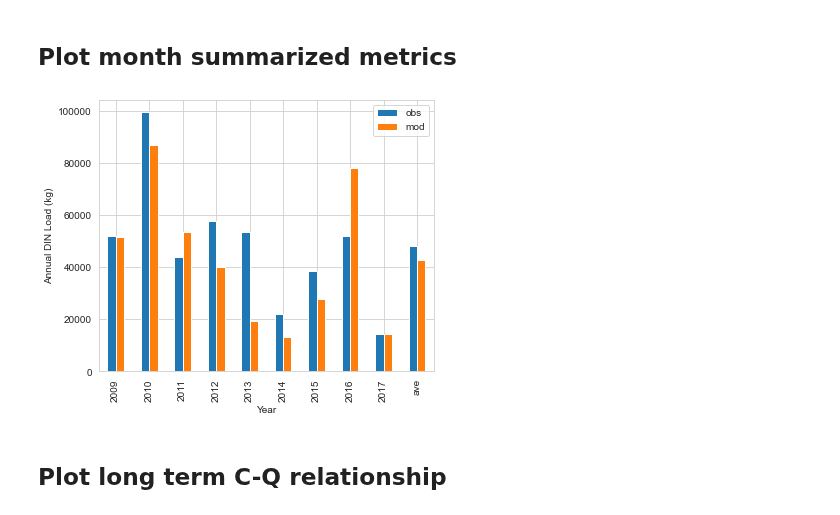
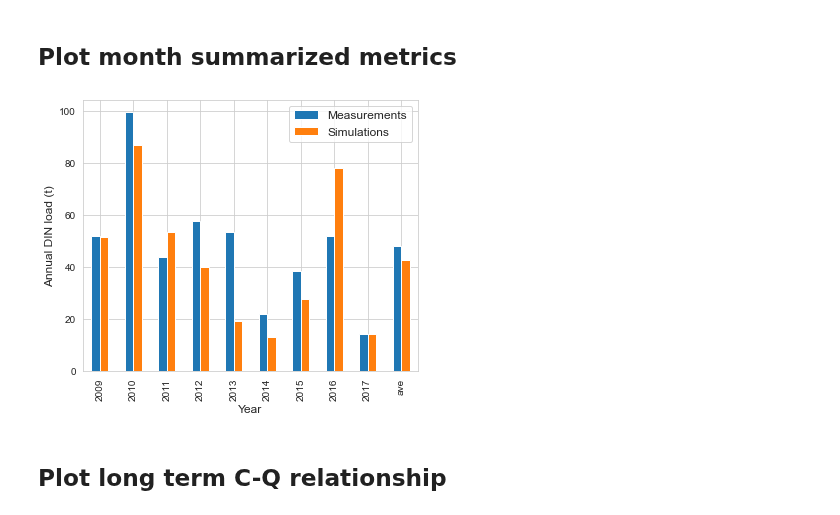
Before and after one commit to QianWanghhu/wqd_analyze, a Jupyter notebook: src/Plotings.ipynb, the cells around one changed output. Saved outputs shown, nothing was run; the diff lists cells and outputs as text; code cells hidden in the pictures.

Commit message:
Changes to plottings for paper3

```diff
--- a/src/Plotings.ipynb
+++ b/src/Plotings.ipynb
@@ -204,16 +330,17 @@ plt.savefig(f'{outpath}figs/obs_season_concentration_flow.png', format='png', dp
 ## Plot month summarized metrics
 # %%
 df_month = pd.read_csv(f'{outpath}mod_obs_annual.csv', index_col = 'Year')
+df_month = df_month / 1000
 # %%
 sns.set_style('whitegrid')
-ax = df_month.plot(kind='bar', figsize=(6, 5), xlabel='Year', ylabel='Annual DIN Load (kg)', fontsize=10)
-ax.set_xlabel(ax.get_xlabel(), fontsize=10);
-ax.set_ylabel(ax.get_ylabel(), fontsize=10);
+ax = df_month.plot(kind='bar', figsize=(6, 5), xlabel='Year', ylabel='Annual DIN load (t)', fontsize=10)
+ax.set_xlabel(ax.get_xlabel(), fontsize=12);
+ax.set_ylabel(ax.get_ylabel(), fontsize=12);
 # plt.xticks([i for i in range(0,df_month.shape[0], 6)], df_month.index[::6], rotation=45)
-plt.legend(df_month.columns, fontsize=10);
-plt.savefig(f'{outpath}figs/mod_obs_annual.png', format='png', dpi=300, layout='tight')
+plt.legend(['Measurements', 'Simulations'], fontsize=12);
+plt.savefig(f'{outpath}figs/mod_obs_annual_new_unit.png', format='png', dpi=300, layout='tight')
 # %% [output]
-[figure, old version]
+[figure, new version]
 # %% [markdown]
 ## Plot long term C-Q relationship
 # %%
```
Also changed, not shown: parts of 12 cells of this notebook, 6 other files.
